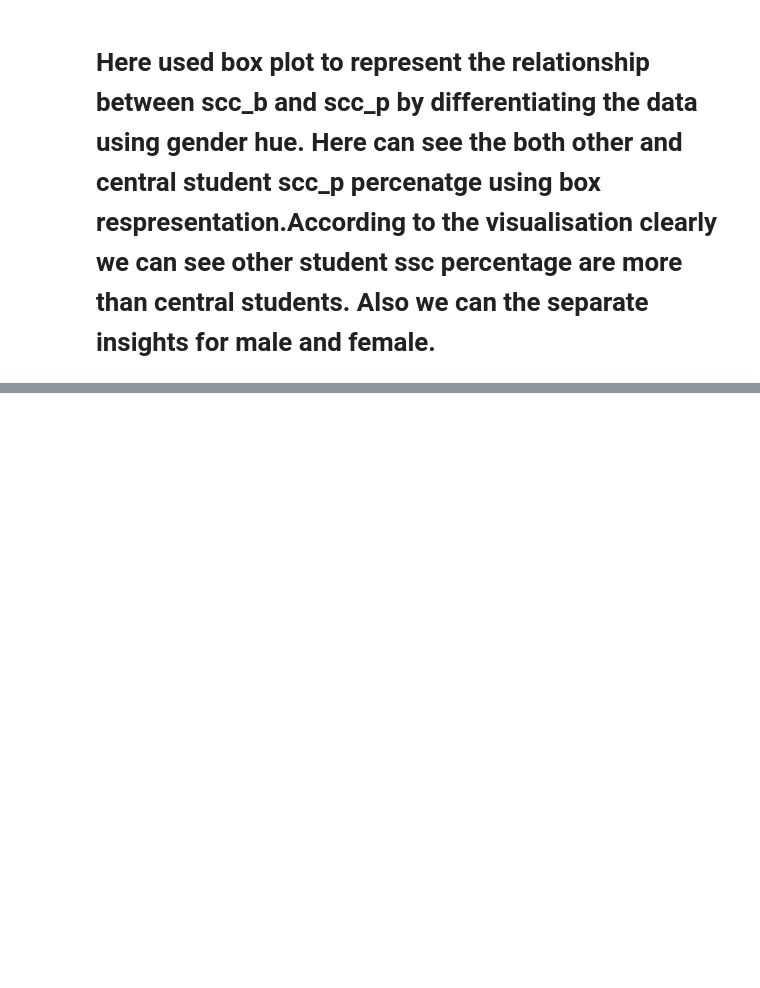
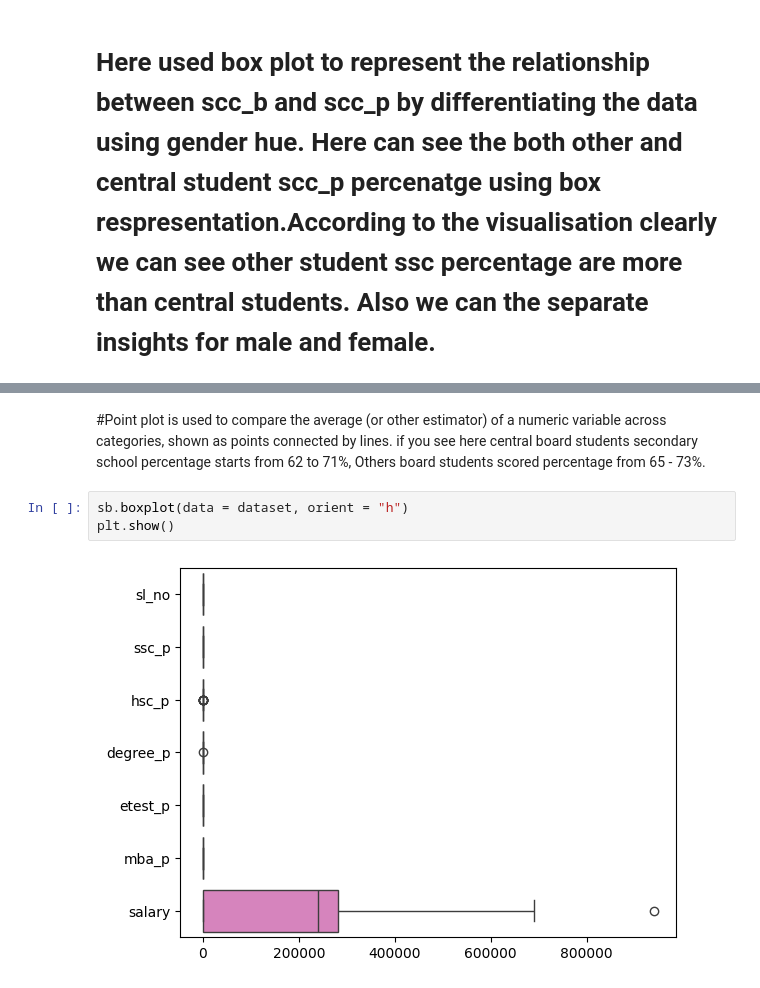
Before and after one commit to DeviSrinivasan1325/Data-visualization---seaborn, a Jupyter notebook: Seaborn.ipynb, the cells around one changed output, grey strips where cells are left out. Saved outputs shown, nothing was run; the diff lists cells and outputs as text; blank space fills up the shorter version.

```diff
--- a/Seaborn.ipynb
+++ b/Seaborn.ipynb
@@ -124,0 +150,7 @@ plt.show()
+# %% [markdown]
+#Point plot is used to compare the average (or other estimator) of a numeric variable across categories, shown as points connected by lines. if you see here central board students secondary school percentage starts from 62 to 71%, Others board students scored percentage from 65 - 73%.
+# %%
+sb.boxplot(data = dataset, orient = "h")
+plt.show()
+# %% [output]
+[figure, added]
```
Also changed, not shown: parts of 10 cells of this notebook.
